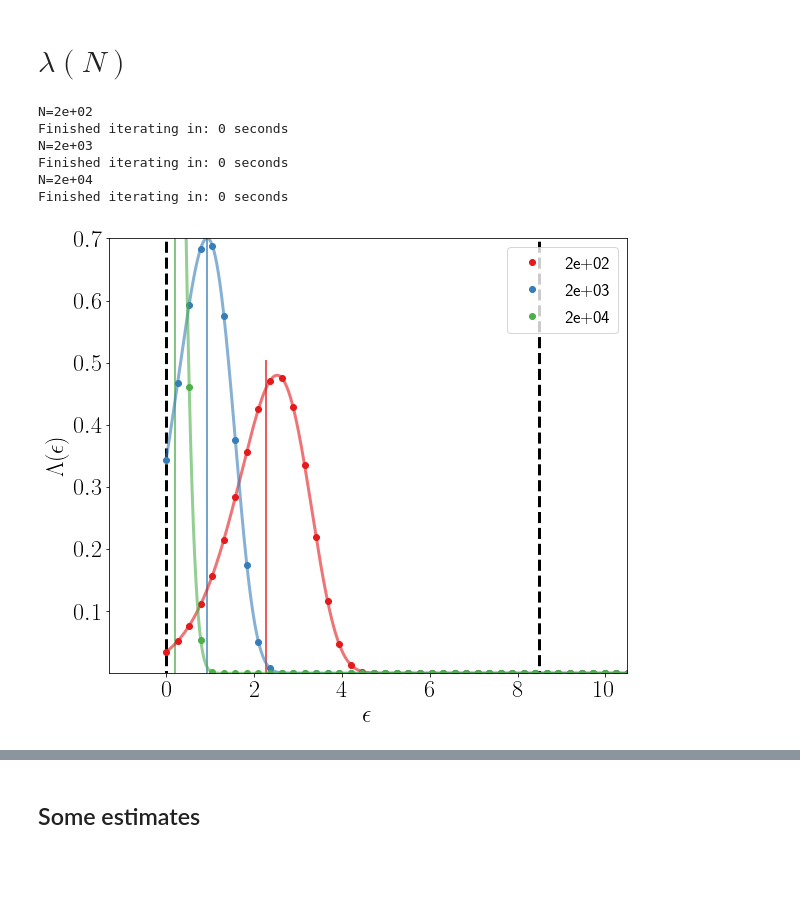
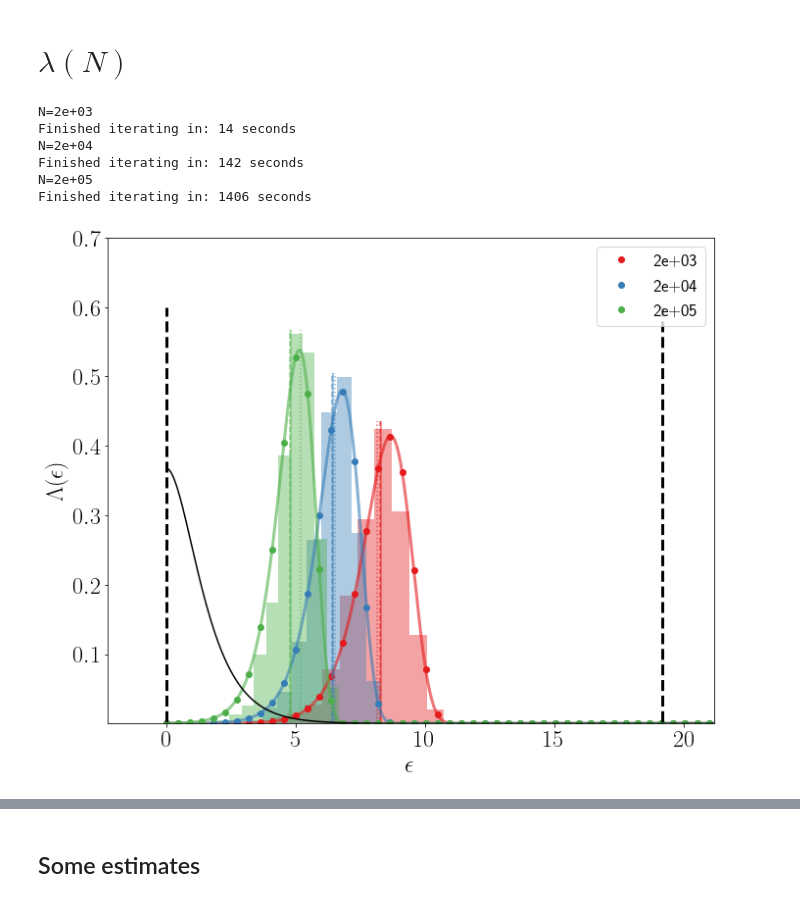
Before and after one commit to rmorantovar/Immune_System, a Jupyter notebook: Jupyter_Notebooks/5_Geometric_exponent.ipynb, the cells around one changed output, grey strips where cells are left out. Saved outputs shown, nothing was run; the diff lists cells and outputs as text; code cells hidden in the pictures; blank space fills up the shorter version.

```diff
--- a/Jupyter_Notebooks/5_Geometric_exponent.ipynb
+++ b/Jupyter_Notebooks/5_Geometric_exponent.ipynb
@@ -217,10 +217,10 @@ L_alphabet = len(Alphabet)
 
 #antigen_seq = np.random.randint(0, len(Alphabet), L)
 #antigen = Alphabet[antigen_seq]
-#antigen = 'TACNSEYPNTTK'
-antigen = 'TANSEYPNTK'
-antigen = 'MRTAYRNG'
-antigen = 'MRTAY'
+antigen = 'TACNSEYPNTTK'
+#antigen = 'TANSEYPNTK'
+#antigen = 'MRTAYRNG'
+#antigen = 'MRTAY'
 
 L = len(antigen)
 antigen_list = [i for i in antigen]
@@ -637,68 +626,91 @@ np.exp(7)
 # %% [markdown]
 # $\lambda(N)$
 # %%
-fig, ax = plt.subplots(figsize=(10,8), gridspec_kw={'left':0.18})
+fig, ax = plt.subplots(figsize=(10,8), gridspec_kw={'left':0.12, 'right':.98, 'bottom':.1, 'top': 0.96})
 es = np.linspace(min_E, max_E+10, 10000)
 de = es[1]-es[0]
-Ns = [2e2, 2e3, 2e4]
+Ns = [2e3, 2e4, 2e5]
 alpha = 1
 beta = .5
 gamma = 0
 linear = 0
 energy_model = 'MJ'
+antigen = 'TACNSEYPNTTK'
+L = len(antigen)
+e_MS = -47.66
 
+#----------------------------------------------------------------
+antigen_list = [i for i in antigen]
+antigen_seq = np.array([], dtype = int)
+for i, aa in enumerate(antigen_list):
+    index = Alphabet_list.index(aa)
+    antigen_seq = np.append(antigen_seq, int(index))
+PWM_data = M2[:,antigen_seq]
+
+#Change values by the minimum
+for i in np.arange(L):
+    PWM_data[:,i]-=np.min(PWM_data[:,i], axis=0)
+
+Es, dE, Q0, lambdas = calculate_Q0(0.01, 50, 200000, PWM_data, -27.5, L)
+Kds = np.exp(Es[:-1])
+#----------------------------------------------------------------
 
 def P_e_gaussian(avg_E, var_E, es):
     return (2*np.pi*var_E)**(-0.5)*np.exp(-(es-avg_E)**2/(2*var_E))
 def P_min_e(N, es):
     return (N*(1-np.cumsum(P_e_gaussian(avg_E, var_E, es)*de))**(N-1)*(P_e_gaussian(avg_E, var_E, es)))
 
 
 for n, N in enumerate(Ns):
+
+    beta_r = lambdas[:-1][np.cumsum(Q0*dE)<(1/(N))][-1]
+    E_r = Es[:-1][np.cumsum(Q0*dE)<(1/(N))][-1]
+    Kd_r = np.exp(E_r)
+
     start_time = time. time()
     print('N=%0.0e'%N)
-    #data_bcells_ensemble = np.loadtxt(Text_files_path + 'Dynamics/Ensemble/old_data/bcells_ensemble_L-%d_N-%d_Antigen-'%(L, N)+antigen+'_alpha-%.6f_beta-%.6f_gamma-%.6f_linear-%d_'%(alpha, beta, gamma, linear)+energy_model+'.txt')
-    #data_energies_ensemble = np.loadtxt(Text_files_path + 'Dynamics/Ensemble/old_data/energies_tail_ensemble_L-%d_N-%d_Antigen-'%(L, N)+antigen+'_linear-%d_'%(linear)+energy_model+'.txt')
-    #N_final_active = np.loadtxt(Text_files_path + "Dynamics/Ensemble/old_data/N_final_active_L-%d_N-%d_Antigen-"%(L, N)+antigen+"_alpha-%.6f_beta-%.6f_gamma-%.6f_Linear-%d_"%(alpha, beta, gamma, linear)+energy_model+".txt")
+    data_bcells_ensemble = np.loadtxt(Text_files_path + 'Dynamics_model_1/Ensemble/bcells_ensemble_L-%d_N-%d_Antigen-'%(L, N)+antigen+'_alpha-%.6f_beta-%.6f_gamma-%.6f_linear-%d_'%(alpha, beta, gamma, linear)+energy_model+'.txt')
+    data_energies_ensemble = np.loadtxt(Text_files_path + 'Dynamics_model_1/Ensemble/energies_tail_ensemble_L-%d_N-%d_Antigen-'%(L, N)+antigen+'_linear-%d_'%(linear)+energy_model+'.txt')
+    N_final_active = np.loadtxt(Text_files_path + "Dynamics_model_1/Ensemble/N_final_active_L-%d_N-%d_Antigen-"%(L, N)+antigen+"_alpha-%.6f_beta-%.6f_gamma-%.6f_Linear-%d_"%(alpha, beta, gamma, linear)+energy_model+".txt")
 
-    #data_energies_ensemble = data_energies_ensemble[np.where(data_energies_ensemble[:,1]==1)[0],0]-e_MS
+    data_energies_ensemble = data_energies_ensemble[np.where(data_energies_ensemble[:,1]==1)[0],0]-e_MS
 
-    #N_final_active = np.concatenate(([0], N_final_active))
-    #N_final_active_cum = np.cumsum(N_final_active)
-    #best_binder_energies = np.array([])
-    #for i, N_final in enumerate(N_final_active_cum[:-1]):
-    #    bcells_i = data_bcells_ensemble[int(N_final):int(N_final+N_final_active[i+1])]
-    #    energies_i = data_energies_ensemble[int(N_final):int(N_final+N_final_active[i+1])]
-    #    best_binder_energy_i = energies_i[np.flip(np.argsort(bcells_i))[0]]
-    #    best_binder_energies = np.append(best_binder_energies, best_binder_energy_i)
+    N_final_active = np.concatenate(([0], N_final_active))
+    N_final_active_cum = np.cumsum(N_final_active)
+    best_binder_energies = np.array([])
+    for i, N_final in enumerate(N_final_active_cum[:-1]):
+        bcells_i = data_bcells_ensemble[int(N_final):int(N_final+N_final_active[i+1])]
+        energies_i = data_energies_ensemble[int(N_final):int(N_final+N_final_active[i+1])]
+        best_binder_energy_i = energies_i[np.flip(np.argsort(bcells_i))[0]]
+        best_binder_energies = np.append(best_binder_energies, best_binder_energy_i)
 
     p_min_e = -np.diff((1-np.cumsum(P_e_gaussian(avg_E, var_E, es)*de))**N)/np.diff(es)
     plot_N = ax.plot(es[:-1], p_min_e, linewidth = 3, color = plt.cm.Set1(n), alpha = .6)
     ax.plot(es[::100], P_min_e(N, es)[::100], linestyle = '', marker = 'o',  color = plot_N[0].get_color(), label = '%.0e'%N)
     min_e_bar_1 = np.sum(es[:-1]*p_min_e*de)
     mir_e_bar_2 = np.sum(es*P_min_e(N, es)*de)
-    ax.vlines([min_e_bar_1, mir_e_bar_2], ax.get_ylim()[0], ax.get_ylim()[1], color = plot_N[0].get_color(), alpha = .6)
-    #ax.hist(best_binder_energies, bins = 10, density = True,color = plot_N[0].get_color(), alpha = .4)
+    ax.vlines([min_e_bar_1, mir_e_bar_2, E_r+27.5], ax.get_ylim()[0], ax.get_ylim()[1], color = plot_N[0].get_color(), alpha = .6, linestyle = ['-', '--', ':'])
+    ax.hist(best_binder_energies, bins = 10, density = True,color = plot_N[0].get_color(), alpha = .4)
     current_time = time. time()
     elapsed_time = current_time - start_time
     print("Finished iterating in: " + str(int(elapsed_time)) + " seconds")
 
 ax.vlines([min_E, avg_E], ax.get_ylim()[0], ax.get_ylim()[1], color = 'black', linestyle = '--', linewidth = 3)
-#ax.plot(es, np.exp(-(es+np.exp(-es))), color = 'black')
+ax.plot(es, np.exp(-(es+np.exp(-es))), color = 'black')
 
 my_plot_layout(ax=ax, xscale = 'linear', yscale = 'linear', xlabel = '$\epsilon$', ylabel = '$\Lambda(\epsilon)$')
 ax.set_ylim(bottom=1e-10, top = 0.7)
 ax.set_xlim(right = avg_E+2)
 ax.legend(fontsize=18)
-fig.savefig('../Figures/5_Geometric_exponent/P_min_e_N.png')
+fig.savefig('../Figures/5_Geometric_exponent/P_min_e_N.pdf')
 # %% [output]
-N=2e+02
-Finished iterating in: 0 seconds
 N=2e+03
-Finished iterating in: 0 seconds
+Finished iterating in: 14 seconds
 N=2e+04
-Finished iterating in: 0 seconds
+Finished iterating in: 142 seconds
+N=2e+05
+Finished iterating in: 1406 seconds
-[figure, old version]
+[figure, new version]
 # %%
 fig, ax = plt.subplots(figsize=(10,8), gridspec_kw={'left':0.18})
 Ns = np.logspace(2, 10, 100)
```
Also changed, not shown: parts of 16 cells of this notebook, 51 other files.
